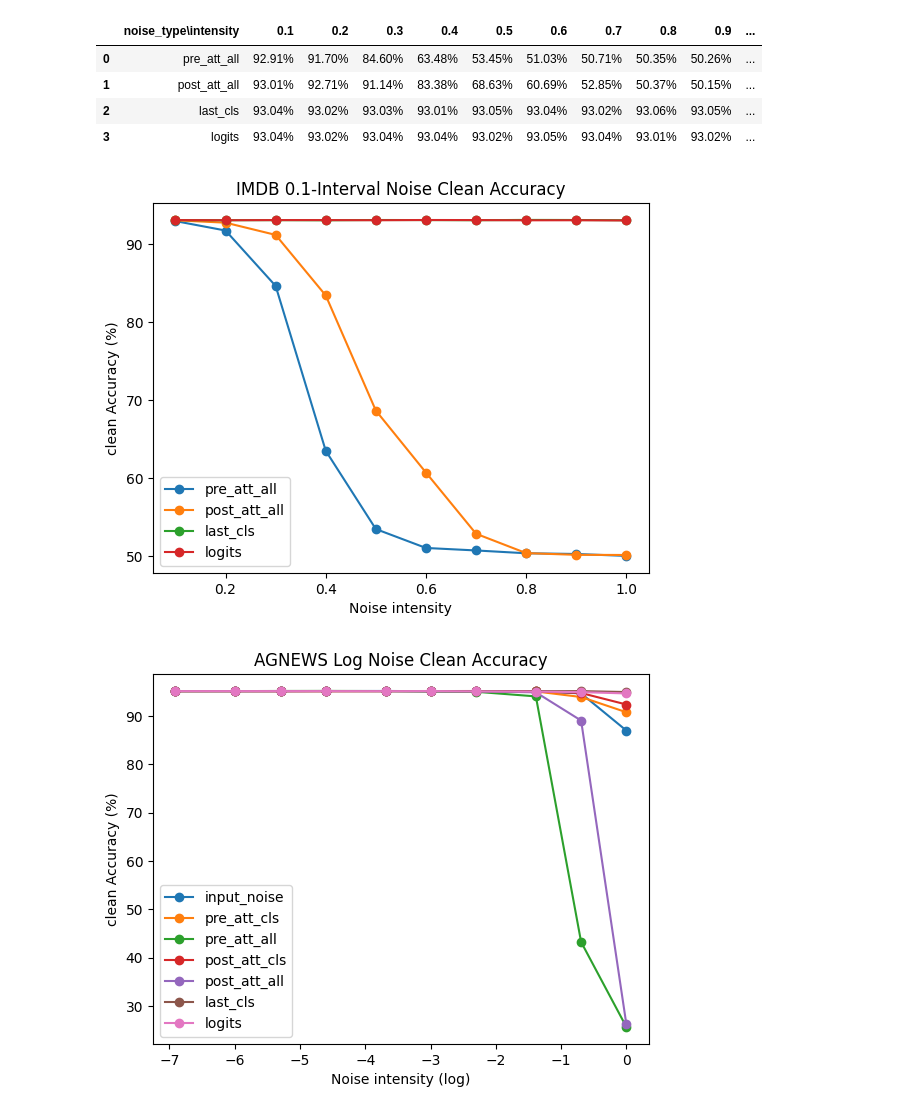
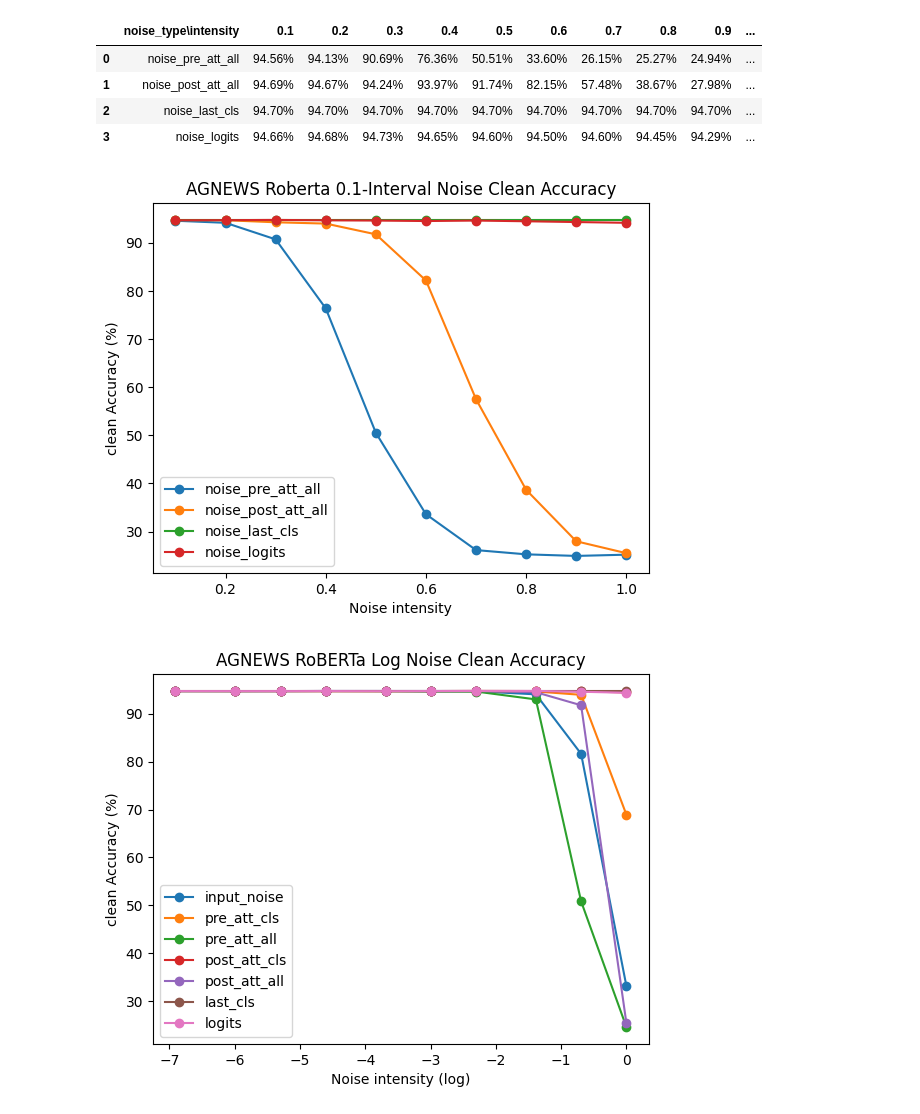
Before and after one commit to TomtheCodeBot/RobustExperiment, a Jupyter notebook: notebook/plot_results.ipynb, the cells around one changed output. Cells and saved outputs as stored; diff of their text form; code cells hidden in the pictures.

```diff
--- a/notebook/plot_results.ipynb
+++ b/notebook/plot_results.ipynb
@@ -1,14 +1,14 @@
 # %%
 import pandas as pd
 # %%
-df = pd.read_excel('/home/ubuntu/RobustExperiment/IMDB_0.1_scale_clean_accuracy_results.xlsx')
+df = pd.read_excel('/home/khoa/duyhc/RobustExperiment/AGNEWS_RoBERTa_0.1_scale_clean_accuracy_results.xlsx')
 df
 # %% [output]
 |  | noise_type\intensity | 0.1 | 0.2 | 0.3 | 0.4 | 0.5 | 0.6 | 0.7 | 0.8 | 0.9 | ... |
-| 0 | pre_att_all | 92.91% | 91.70% | 84.60% | 63.48% | 53.45% | 51.03% | 50.71% | 50.35% | 50.26% | ... |
-| 1 | post_att_all | 93.01% | 92.71% | 91.14% | 83.38% | 68.63% | 60.69% | 52.85% | 50.37% | 50.15% | ... |
-| 2 | last_cls | 93.04% | 93.02% | 93.03% | 93.01% | 93.05% | 93.04% | 93.02% | 93.06% | 93.05% | ... |
-| 3 | logits | 93.04% | 93.02% | 93.04% | 93.04% | 93.02% | 93.05% | 93.04% | 93.01% | 93.02% | ... |
+| 0 | noise_pre_att_all | 94.56% | 94.13% | 90.69% | 76.36% | 50.51% | 33.60% | 26.15% | 25.27% | 24.94% | ... |
+| 1 | noise_post_att_all | 94.69% | 94.67% | 94.24% | 93.97% | 91.74% | 82.15% | 57.48% | 38.67% | 27.98% | ... |
+| 2 | noise_last_cls | 94.70% | 94.70% | 94.70% | 94.70% | 94.70% | 94.70% | 94.70% | 94.70% | 94.70% | ... |
+| 3 | noise_logits | 94.66% | 94.68% | 94.73% | 94.65% | 94.60% | 94.50% | 94.60% | 94.45% | 94.29% | ... |
 # %%
 y = [float(x) for x in df.columns[1:]]
 # %%
@@ -19,25 +19,25 @@ for i in df.columns[1:]:
 # %%
 import matplotlib.pyplot as plt
 import numpy as np
 
 
 # plot lines
 plt.plot( y,dataframe[0], label = df["noise_type\intensity"][0],marker='o')
 plt.plot( y,dataframe[1], label = df["noise_type\intensity"][1],marker='o')
 plt.plot( y,dataframe[2], label = df["noise_type\intensity"][2],marker='o')
 plt.plot( y,dataframe[3], label = df["noise_type\intensity"][3],marker='o')
 plt.xlabel('Noise intensity')
 plt.ylabel('clean Accuracy (%)')
 
 # displaying the title
-plt.title("IMDB 0.1-Interval Noise Clean Accuracy")
+plt.title("AGNEWS Roberta 0.1-Interval Noise Clean Accuracy")
 plt.legend()
 plt.show()
 # %% [output]
-[figure, old version]
+[figure, new version]
 # %%
 import math
-df = pd.read_excel('/home/ubuntu/RobustExperiment/AGNEWS_clean_accuracy_results.xlsx')
+df = pd.read_excel('/home/khoa/duyhc/RobustExperiment/AGNEWS_RoBERTa_clean_accuracy_results.xlsx')
 df
 y = [math.log(float(x)) for x in df.columns[1:]]
 dataframe = [[]  for _ in range(len(df["noise_type\intensity"]))]
@@ -55,8 +55,8 @@ plt.xlabel('Noise intensity (log)')
 plt.ylabel('clean Accuracy (%)')
 
 # displaying the title
-plt.title("AGNEWS Log Noise Clean Accuracy")
+plt.title("AGNEWS RoBERTa Log Noise Clean Accuracy")
 plt.legend()
 plt.show()
 # %% [output]
-[figure, old version]
+[figure, new version]
```
Also changed, not shown: 24 other files.
